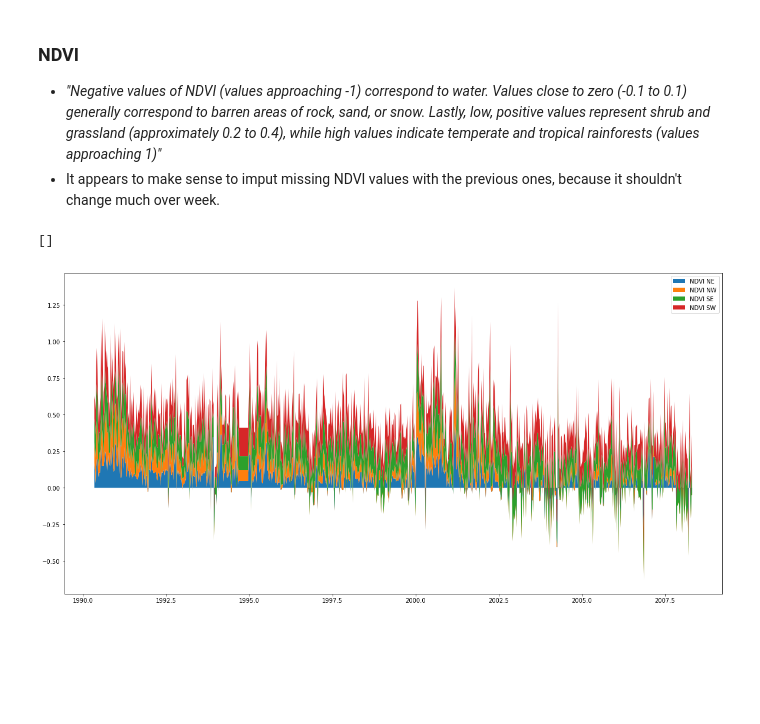
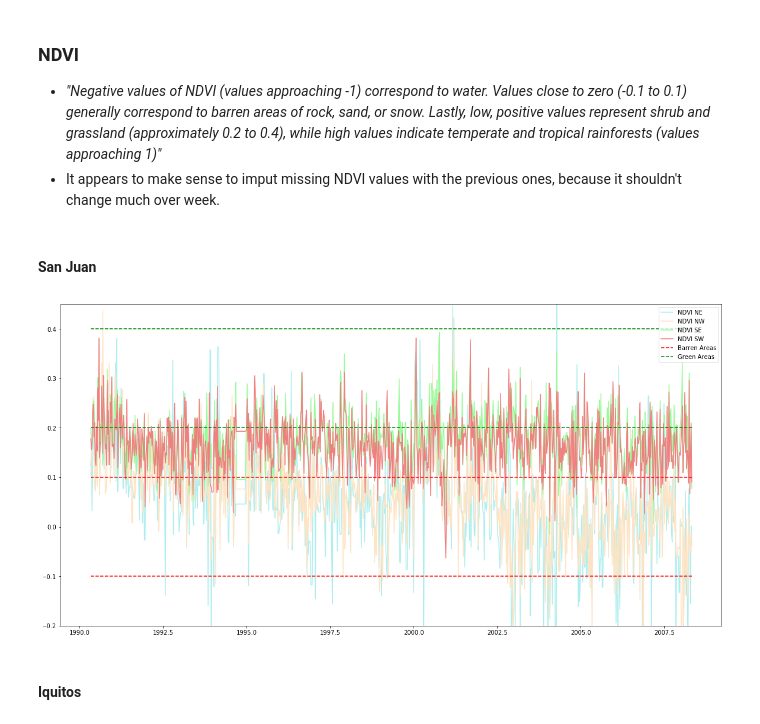
Before and after one commit to MLobo1997/DengAI, a Jupyter notebook: analysis.ipynb, the cells around one changed output. Cells and saved outputs as stored; diff of their text form; code cells hidden in the pictures; blank space fills up the shorter version.

Commit message:
Analyzed ndvi

```diff
--- a/analysis.ipynb
+++ b/analysis.ipynb
@@ -125,5 +126,13 @@ plt.show()
 ### NDVI
 * *"Negative values of NDVI (values approaching -1) correspond to water. Values close to zero (-0.1 to 0.1) generally correspond to barren areas of rock, sand, or snow. Lastly, low, positive values represent shrub and grassland (approximately 0.2 to 0.4), while high values indicate temperate and tropical rainforests (values approaching 1)"*
 * It appears to make sense to imput missing NDVI values with the previous ones, because it shouldn't change much over week.
+# %%
+%autoreload
+from utils.ContinuityImputer import ContinuityImputer
+
+imputer = ContinuityImputer(attributes=['ndvi_ne', 'ndvi_nw', 'ndvi_se', 'ndvi_sw'])
+train_data = imputer.fit_transform(train_data)
+# %% [markdown]
+#### San Juan
 # %%
 ndvi_sj = train_data[train_data['city'] == 'sj'][['year', 'weekofyear','ndvi_ne', 'ndvi_nw', 'ndvi_se', 'ndvi_sw']]
@@ -139,15 +139,24 @@ def impute_ndvi(ndvi):
-# %%
-# 52 is the number of weeks per year
-x = ndvi_sj['year'] + (ndvi_sj['weekofyear'] / 53.0)
-ne = impute_ndvi(ndvi_sj['ndvi_ne'])
-nw = impute_ndvi(ndvi_sj['ndvi_nw'])
-se = impute_ndvi(ndvi_sj['ndvi_se'])
-sw = impute_ndvi(ndvi_sj['ndvi_sw'])
-labels=['NDVI NE', 'NDVI NW', 'NDVI SE', 'NDVI SW']
-plt.figure(figsize=(20,10))
-plt.stackplot(x, ne, nw, se, sw)
-plt.legend(labels=labels)
-plt.plot()
-# %% [output]
-[]
-[figure, removed]
+# %%
+# 52 is the number of weeks per year
+x = ndvi_sj['year'] + (ndvi_sj['weekofyear'] / 53.0)
+ne = ndvi_sj['ndvi_ne']
+nw = ndvi_sj['ndvi_nw']
+se = ndvi_sj['ndvi_se']
+sw = ndvi_sj['ndvi_sw']
+plt.figure(figsize=(20,10))
+plt.ylim(-0.2, 0.45)
+plt.plot(x, ne, color='paleturquoise')
+plt.plot(x, nw, color='bisque')
+plt.plot(x, se, color='palegreen')
+plt.plot(x, sw, color='lightcoral')
+plt.hlines(-0.1, xmin=x[0], xmax=x.iloc[-1], linestyles='dashed', colors='red', zorder=4)
+plt.hlines(0.2, xmin=x[0], xmax=x.iloc[-1], linestyles='dashed', colors='green', zorder=4)
+plt.hlines(0.1, xmin=x[0], xmax=x.iloc[-1], linestyles='dashed', colors='red', zorder=4)
+plt.hlines(0.4, xmin=x[0], xmax=x.iloc[-1], linestyles='dashed', colors='green', zorder=4)
+labels=['NDVI NE', 'NDVI NW', 'NDVI SE', 'NDVI SW', 'Barren Areas', 'Green Areas']
+plt.legend(labels=labels)
+plt.show()
+# %% [output]
+[figure, added]
+# %% [markdown]
+#### Iquitos
```
Also changed, not shown: parts of 5 cells of this notebook, 2 other files.
